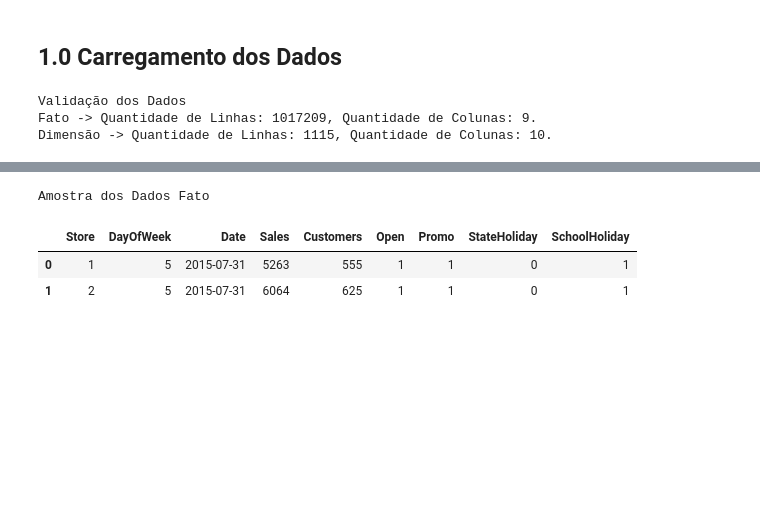
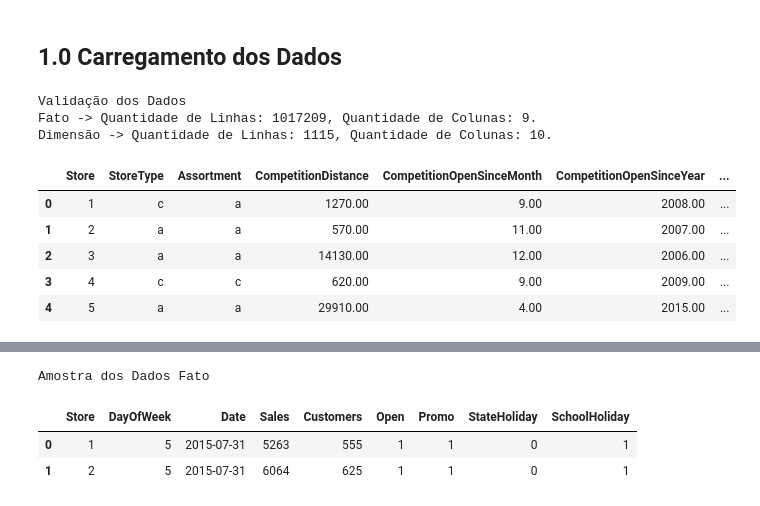
Before and after one commit to jefferson-datascience/Previsao-Vendas-Rossmann, a Jupyter notebook: Notebooks/Ciclo5.ipynb, the cells around one changed output, grey strips where cells are left out. Cells and saved outputs as stored; diff of their text form; code cells hidden in the pictures; blank space fills up the shorter version.

```diff
--- a/Notebooks/Ciclo5.ipynb
+++ b/Notebooks/Ciclo5.ipynb
@@ -98,0 +102,9 @@ Dimensão -> Quantidade de Linhas: 1115, Quantidade de Colunas: 10.
+# %%
+df1_dimensao.head()
+# %% [output]
+|  | Store | StoreType | Assortment | CompetitionDistance | CompetitionOpenSinceMonth | CompetitionOpenSinceYear | ... |
+| 0 | 1 | c | a | 1270.00 | 9.00 | 2008.00 | ... |
+| 1 | 2 | a | a | 570.00 | 11.00 | 2007.00 | ... |
+| 2 | 3 | a | a | 14130.00 | 12.00 | 2006.00 | ... |
+| 3 | 4 | c | c | 620.00 | 9.00 | 2009.00 | ... |
+| 4 | 5 | a | a | 29910.00 | 4.00 | 2015.00 | ... |
```
Also changed, not shown: parts of 3 cells of this notebook.
